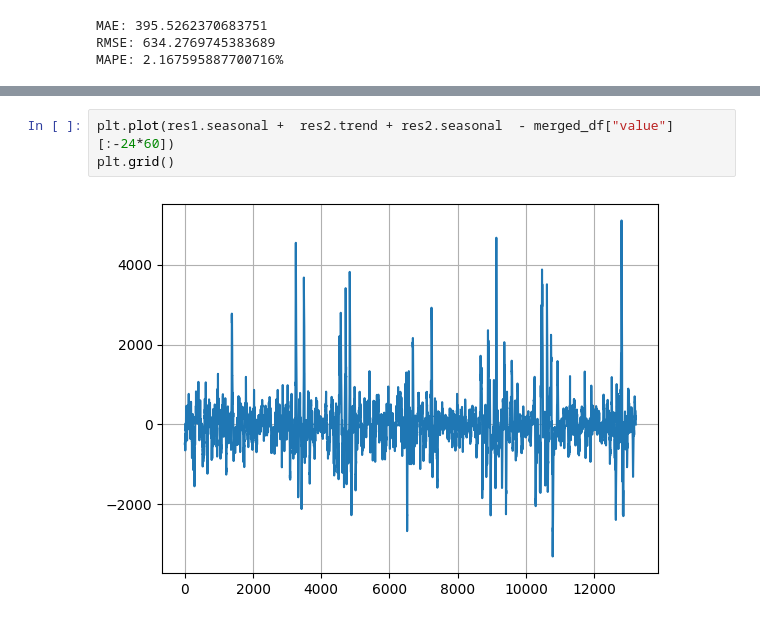
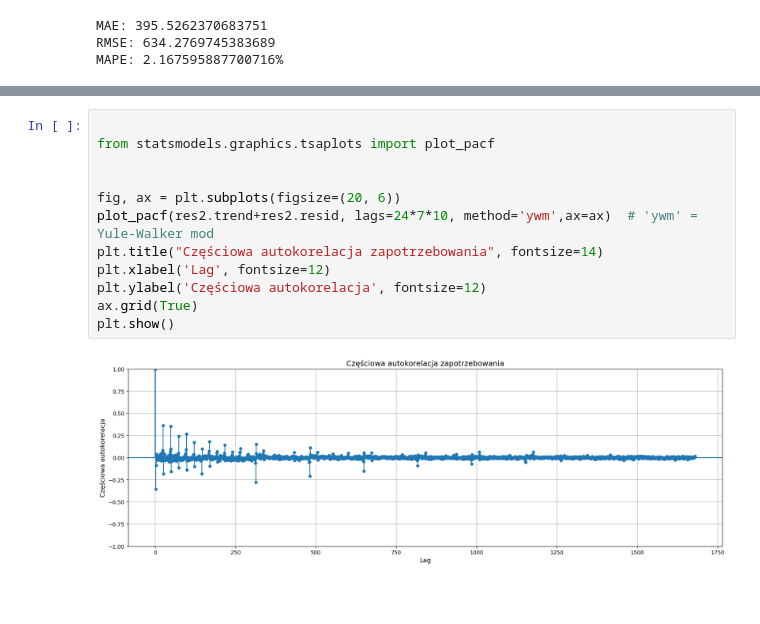
Before and after one commit to Makelek00/power_demand_forecast, a Jupyter notebook: analysis.ipynb, the cells around one changed output, grey strips where cells are left out. Cells and saved outputs as stored; diff of their text form; blank space fills up the shorter version.

```diff
--- a/analysis.ipynb
+++ b/analysis.ipynb
@@ -210,5 +205,14 @@ plt.grid()
-# %%
-plt.plot(res1.seasonal +  res2.trend + res2.seasonal  - merged_df["value"][:-24*60])
-plt.grid()
-# %% [output]
-[figure, removed]
+# %%
+
+from statsmodels.graphics.tsaplots import plot_pacf
+
+
+fig, ax = plt.subplots(figsize=(20, 6))
+plot_pacf(res2.trend+res2.resid, lags=24*7*10, method='ywm',ax=ax)  # 'ywm' = Yule-Walker mod
+plt.title("Częściowa autokorelacja zapotrzebowania", fontsize=14)
+plt.xlabel('Lag', fontsize=12)
+plt.ylabel('Częściowa autokorelacja', fontsize=12)
+ax.grid(True)
+plt.show()
+# %% [output]
+[figure, added]
```
Also changed, not shown: parts of 6 cells of this notebook, 4 other files.
